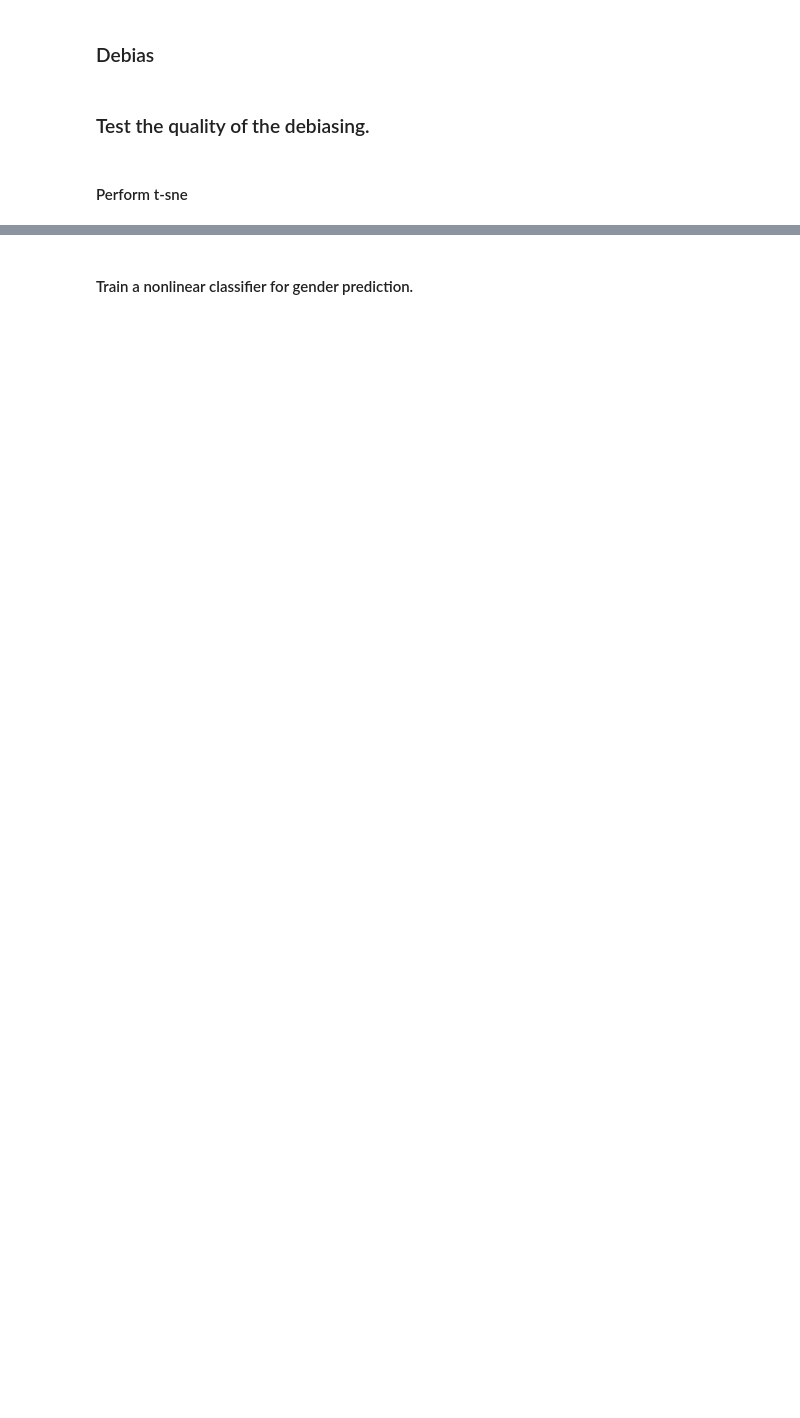
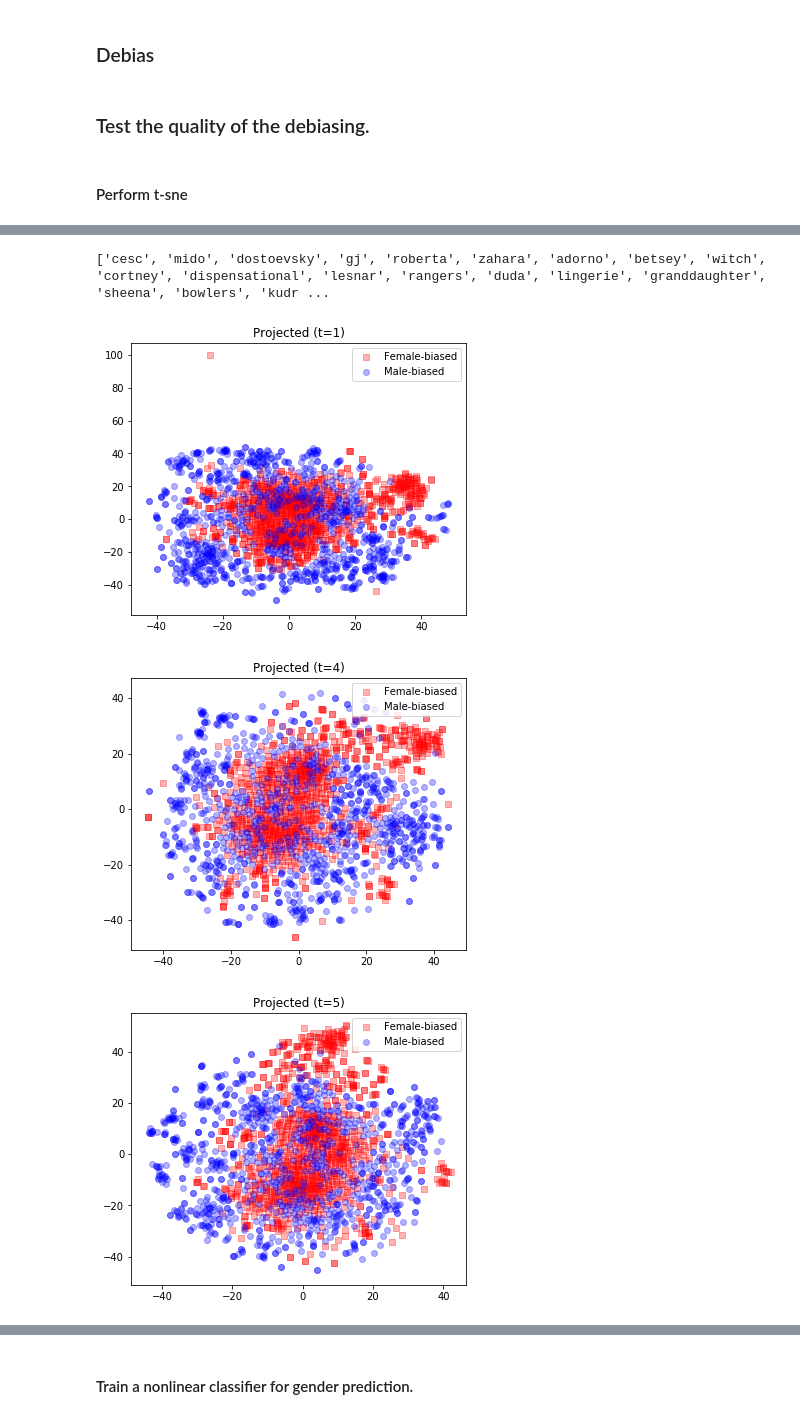
Before and after one commit to shauli-ravfogel/nullspace_projection, a Jupyter notebook: notebooks/word2vec_debiasing.ipynb, the cells around one changed output, grey strips where cells are left out. Saved outputs shown, nothing was run; the diff lists cells and outputs as text; code cells hidden in the pictures; blank space fills up the shorter version.

```diff
--- a/notebooks/word2vec_debiasing.ipynb
+++ b/notebooks/word2vec_debiasing.ipynb
@@ -338,0 +375,12 @@ Rank before: 300; Rank after: 125
+# %%
+print(all_significantly_biased_words[:100])
+# %% [output]
+['cesc', 'mido', 'dostoevsky', 'gj', 'roberta', 'zahara', 'adorno', 'betsey', 'witch', 'cortney', 'dispensational', 'lesnar', 'rangers', 'duda', 'lingerie', 'granddaughter', 'sheena', 'bowlers', 'kudr ...
+# %%
+for t in [1,4,5,10,12,15, 18]:
+    p = debias.get_projection_to_intersection_of_nullspaces(rowspace_projs[:t], 300)
+    tsne_after = tsne(p.dot(all_significantly_biased_vecs[:M].T).T, all_significantly_biased_labels[:M], title = "Projected (t={})".format(t), ind2label =ind2label )
+# %% [output]
+[figure, added]
+[figure, added]
+[figure, added]
```
Also changed, not shown: parts of 30 cells of this notebook.
